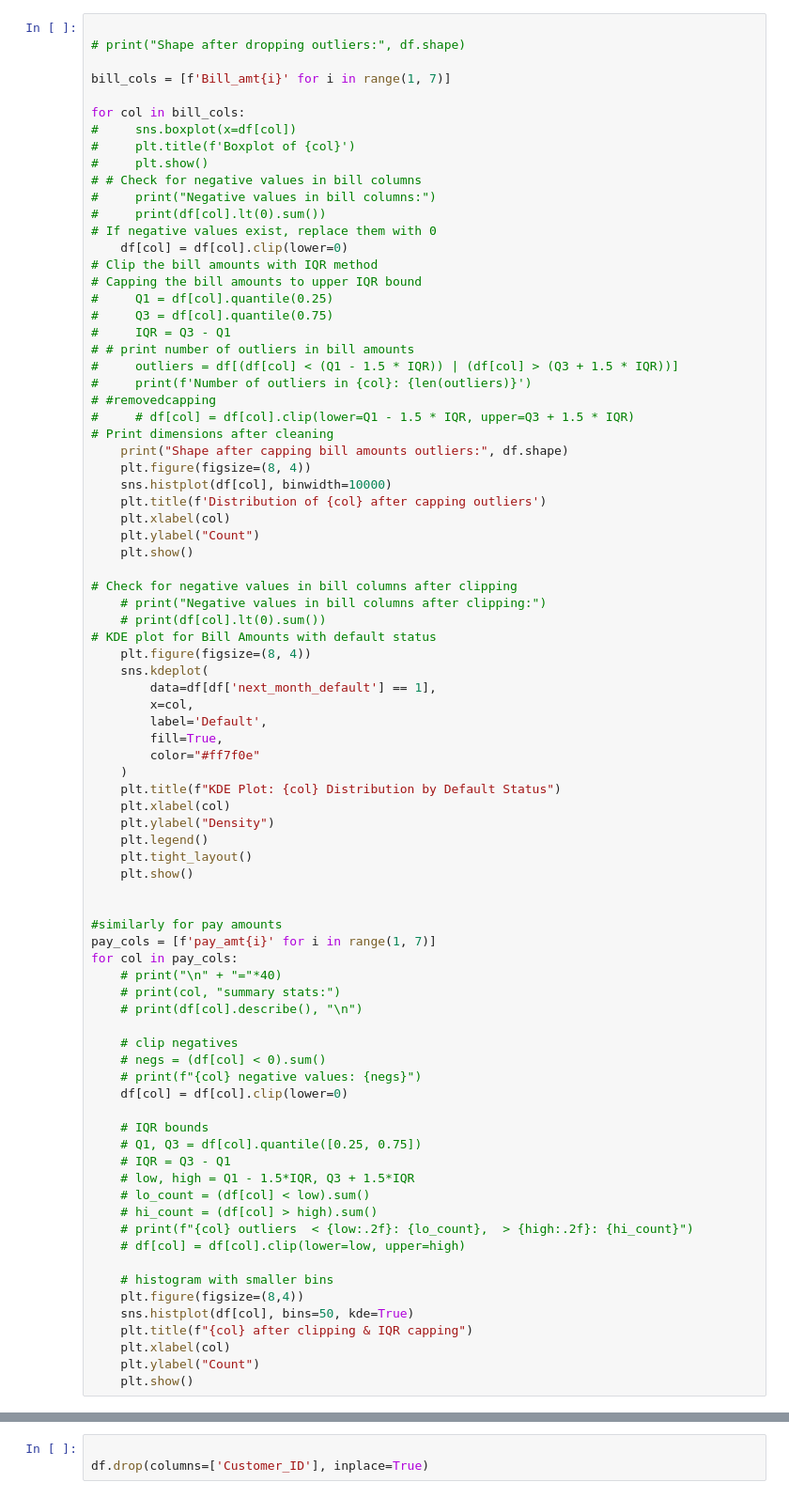
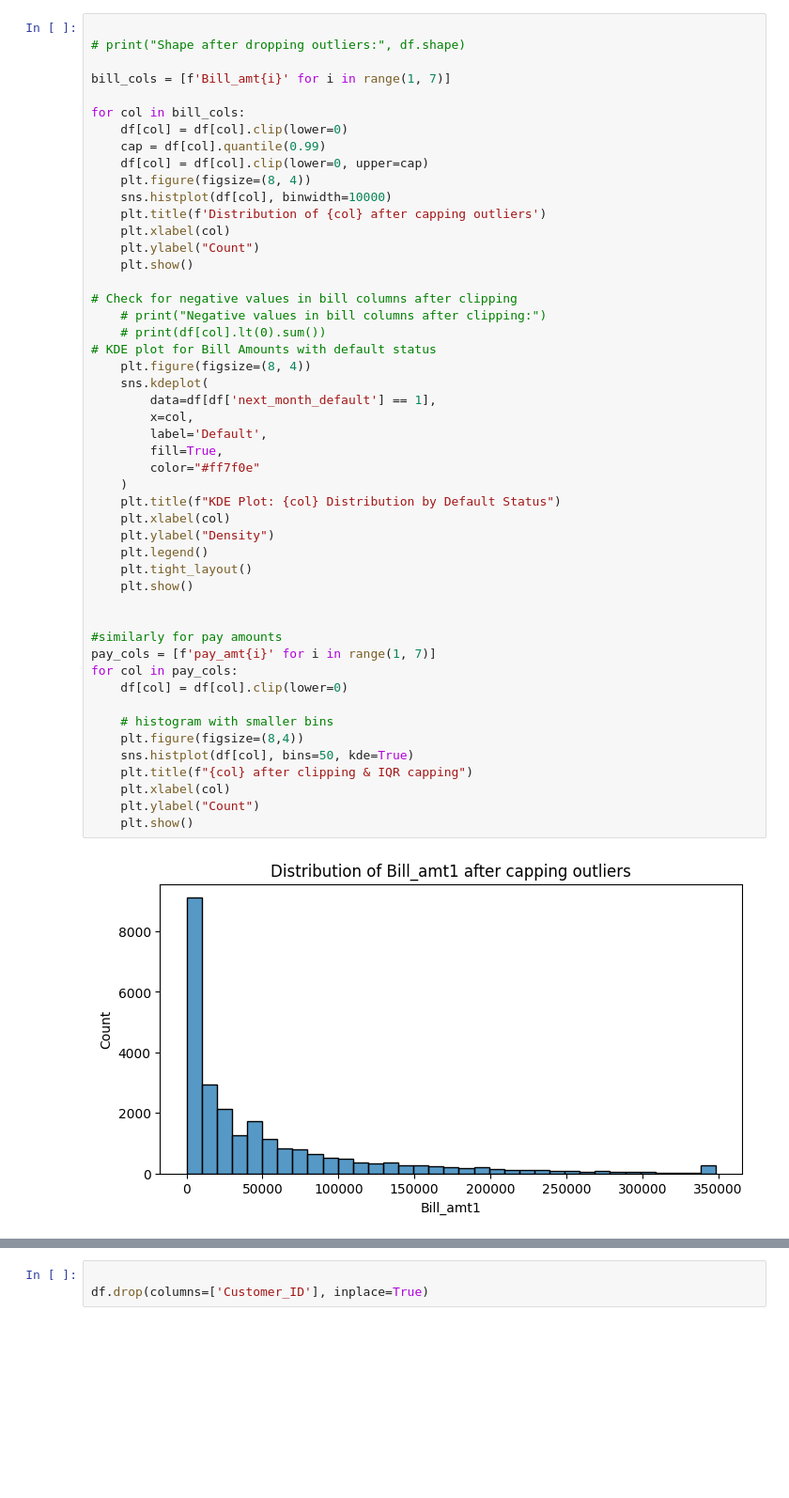
Before and after one commit to krishsingla06/Credit-Card-Default-Prediction-23114050, a Jupyter notebook: main.ipynb, the cells around one changed output, grey strips where cells are left out. Shown at 94% size. Cells and saved outputs as stored; diff of their text form; blank space fills up the shorter version.

```diff
--- a/main.ipynb
+++ b/main.ipynb
@@ -195,26 +386,9 @@ plt.show()
 bill_cols = [f'Bill_amt{i}' for i in range(1, 7)]
 
 for col in bill_cols:
-#     sns.boxplot(x=df[col])
-#     plt.title(f'Boxplot of {col}')
-#     plt.show()
-# # Check for negative values in bill columns
-#     print("Negative values in bill columns:")
-#     print(df[col].lt(0).sum())
-# If negative values exist, replace them with 0
     df[col] = df[col].clip(lower=0)
-# Clip the bill amounts with IQR method
-# Capping the bill amounts to upper IQR bound
-#     Q1 = df[col].quantile(0.25)
-#     Q3 = df[col].quantile(0.75)
-#     IQR = Q3 - Q1
-# # print number of outliers in bill amounts
-#     outliers = df[(df[col] < (Q1 - 1.5 * IQR)) | (df[col] > (Q3 + 1.5 * IQR))]
-#     print(f'Number of outliers in {col}: {len(outliers)}')
-# #removedcapping
-#     # df[col] = df[col].clip(lower=Q1 - 1.5 * IQR, upper=Q3 + 1.5 * IQR)
-# Print dimensions after cleaning
-    print("Shape after capping bill amounts outliers:", df.shape)
+    cap = df[col].quantile(0.99)
+    df[col] = df[col].clip(lower=0, upper=cap)
     plt.figure(figsize=(8, 4))
     sns.histplot(df[col], binwidth=10000)
     plt.title(f'Distribution of {col} after capping outliers')
@@ -227,46 +401,32 @@ for col in bill_cols:
     # print(df[col].lt(0).sum())
 # KDE plot for Bill Amounts with default status
     plt.figure(figsize=(8, 4))
     sns.kdeplot(
         data=df[df['next_month_default'] == 1],
         x=col,
         label='Default',
         fill=True,
         color="#ff7f0e"
     )
     plt.title(f"KDE Plot: {col} Distribution by Default Status")
     plt.xlabel(col)
     plt.ylabel("Density")
     plt.legend()
     plt.tight_layout()
     plt.show()
 
 
 #similarly for pay amounts
 pay_cols = [f'pay_amt{i}' for i in range(1, 7)]
 for col in pay_cols:
-    # print("\n" + "="*40)
-    # print(col, "summary stats:")
-    # print(df[col].describe(), "\n")
-
-    # clip negatives
-    # negs = (df[col] < 0).sum()
-    # print(f"{col} negative values: {negs}")
     df[col] = df[col].clip(lower=0)
-
-    # IQR bounds
-    # Q1, Q3 = df[col].quantile([0.25, 0.75])
-    # IQR = Q3 - Q1
-    # low, high = Q1 - 1.5*IQR, Q3 + 1.5*IQR
-    # lo_count = (df[col] < low).sum()
-    # hi_count = (df[col] > high).sum()
-    # print(f"{col} outliers  < {low:.2f}: {lo_count},  > {high:.2f}: {hi_count}")
-    # df[col] = df[col].clip(lower=low, upper=high)
 
     # histogram with smaller bins
     plt.figure(figsize=(8,4))
     sns.histplot(df[col], bins=50, kde=True)
     plt.title(f"{col} after clipping & IQR capping")
     plt.xlabel(col)
     plt.ylabel("Count")
     plt.show()
+# %% [output]
+[figure, added]
```
Also changed, not shown: parts of 29 cells of this notebook, 1 other file.
